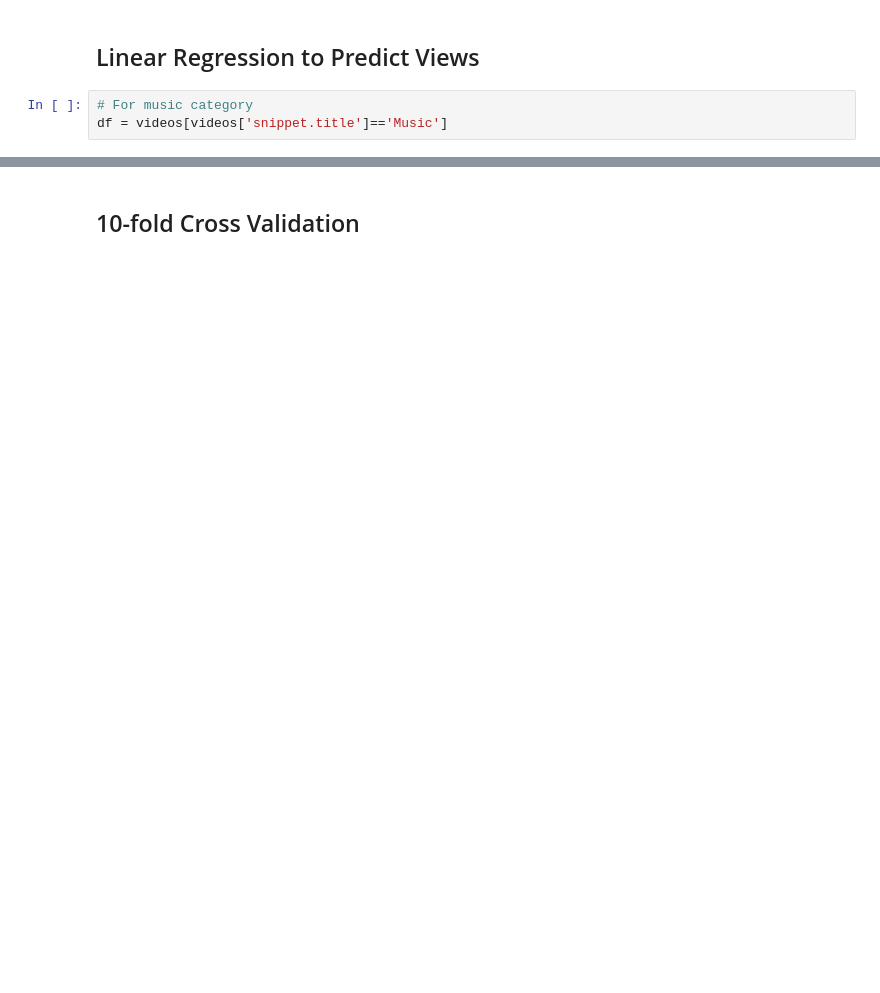
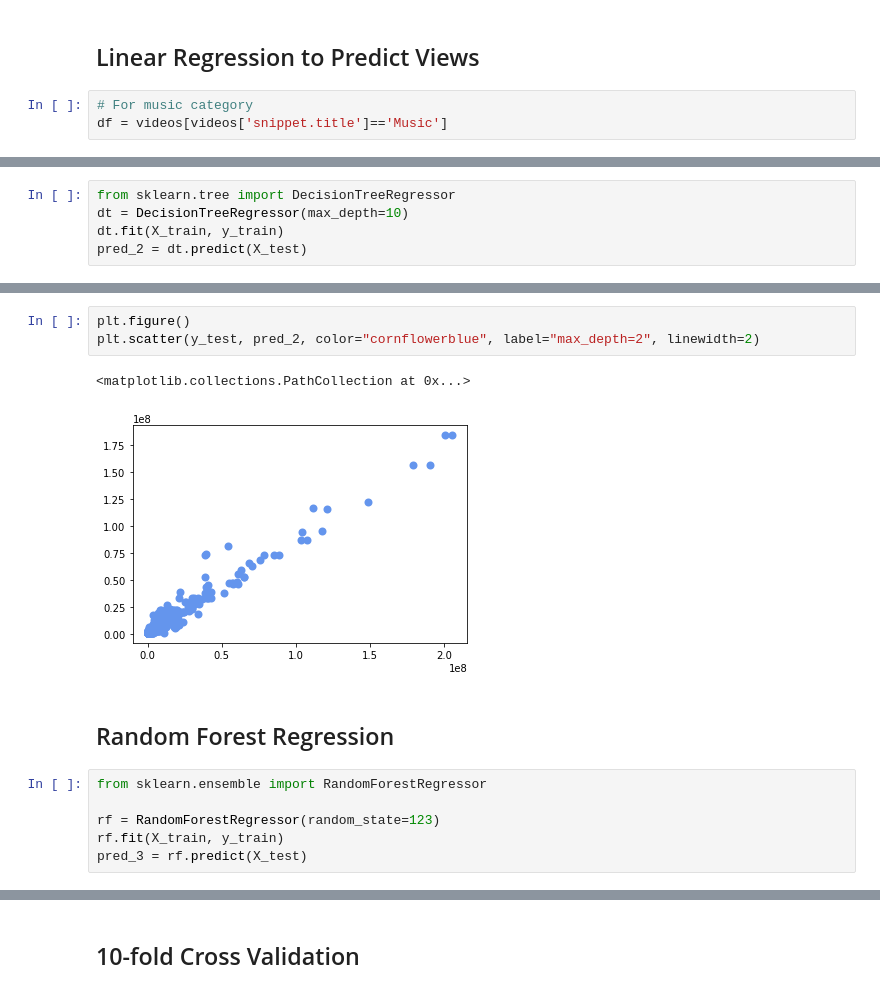
Before and after one commit to julialu-nini/ds-youtube-project, a Jupyter notebook: YouTube videos EDA.ipynb, the cells around one changed output, grey strips where cells are left out. Cells and saved outputs as stored; diff of their text form; blank space fills up the shorter version.

```diff
--- a/YouTube videos EDA.ipynb
+++ b/YouTube videos EDA.ipynb
@@ -204,0 +169,5 @@ Text(0, 0.5, 'Predicted Y')
+# %%
+from sklearn.tree import DecisionTreeRegressor
+dt = DecisionTreeRegressor(max_depth=10)
+dt.fit(X_train, y_train)
+pred_2 = dt.predict(X_test)
@@ -204,0 +180,14 @@ Text(0, 0.5, 'Predicted Y')
+# %%
+plt.figure()
+plt.scatter(y_test, pred_2, color="cornflowerblue", label="max_depth=2", linewidth=2)
+# %% [output]
+<matplotlib.collections.PathCollection at 0x...>
+[figure, added]
+# %% [markdown]
+## Random Forest Regression
+# %%
+from sklearn.ensemble import RandomForestRegressor
+
+rf = RandomForestRegressor(random_state=123)
+rf.fit(X_train, y_train)
+pred_3 = rf.predict(X_test)
```
Also changed, not shown: parts of 41 cells of this notebook.
